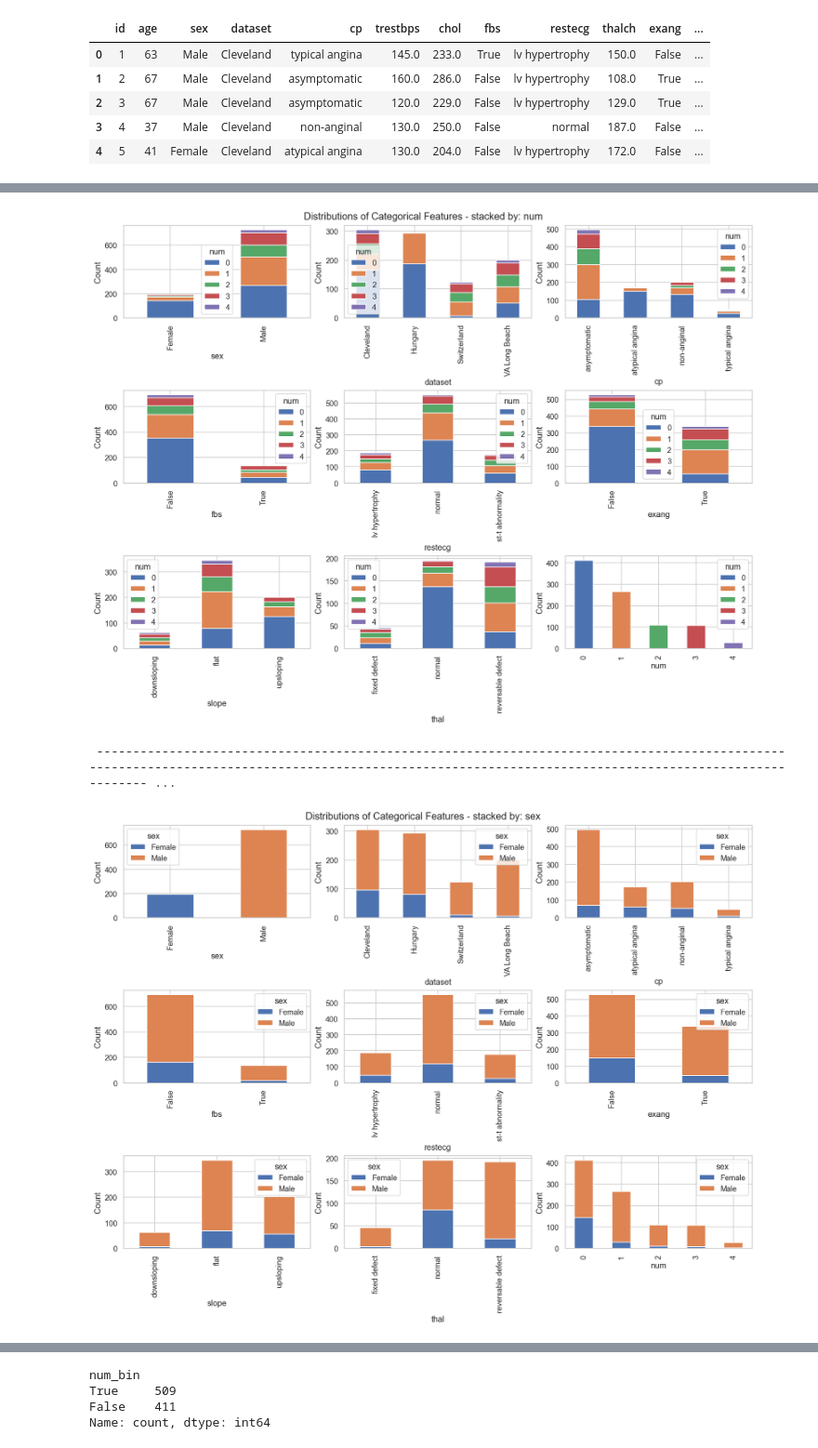
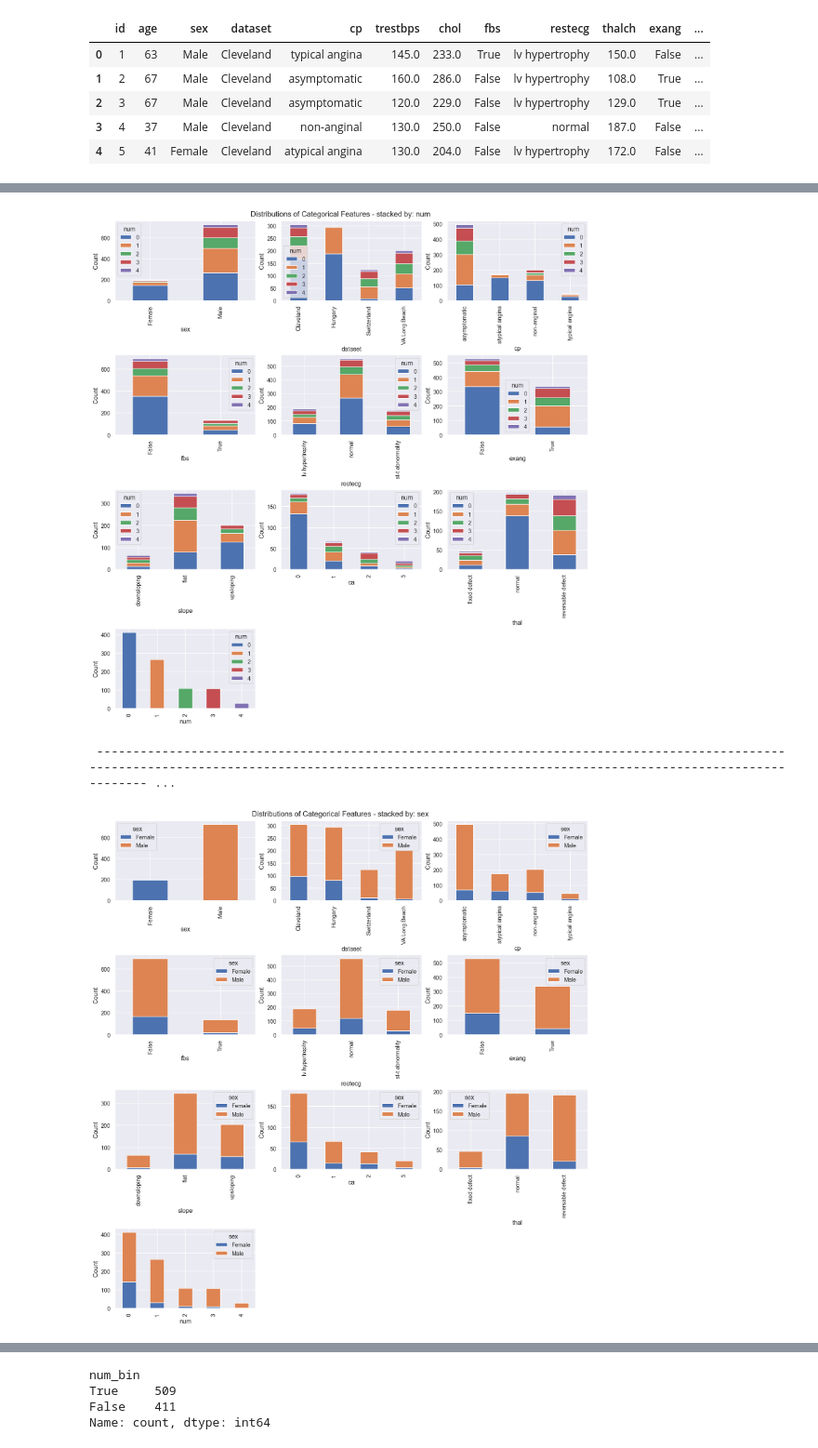
Before and after one commit to sean-coffey/ml-course-work, a Jupyter notebook: Heart_Disease_v2.ipynb, the cells around one changed output, grey strips where cells are left out. Shown at 93% size. Cells and saved outputs as stored; diff of their text form; code cells hidden in the pictures.

```diff
--- a/Heart_Disease_v2.ipynb
+++ b/Heart_Disease_v2.ipynb
@@ -174,12 +203,33 @@ None
 # %%
+# From EDA work, there are several columns that should be converted to categorical data_types
+ca_dtype = pd.CategoricalDtype(categories=[0,1,2,3], ordered=True)
+num_dtype = pd.CategoricalDtype(categories=[0,1,2,3,4], ordered=True)
+heart_data['ca'] = heart_data['ca'].astype(ca_dtype)
+heart_data['num'] = heart_data['num'].astype(num_dtype)
+
+cat_cols = heart_data.select_dtypes(include=["object", "category", "boolean", "bool"]).columns.tolist()
+heart_data[cat_cols] = heart_data[cat_cols].apply(lambda s: s.astype("category"))
+
+num_cols = heart_data.select_dtypes(include=["int", "float"]).columns.tolist()
+other_cols = [c for c in heart_data.columns if c not in num_cols + cat_cols]
+assert other_cols == [], "still have other columns to include." #check not missing anything
+
 # Check data for categorical columns
-catgoricals = ['sex','dataset','cp','fbs','restecg','exang','slope','thal','num']
-for col in catgoricals:
-    print(f'{col}: {heart_data[col].unique()}')
-#heart_data[catgoricals] = heart_data[catgoricals].astype('category')
-print(f"\nFor {heart_data.shape[0]} rows we have {heart_data['id'].nunique()} patient IDs.\n") # check num rows = num patients
+print("\nFor the following categorical columns:")
+for col in cat_cols:
+    print(f"{col}: {heart_data[col].unique()}")
 
-target_col = "num"  # adjust to your dataset
+# Check data for numerical columns
+num_cols.remove('id') # this is just an identifier that we will anyway drop before modelling
+print("\nFor the following numerical columns:")
+for col in num_cols:
+    print(f'{col}: range: {heart_data[col].min()} to {heart_data[col].max()}')
+
+# check num rows = num patients, i.e. no duplicate IDs
+print(f"\nFor {heart_data.shape[0]} rows we have {heart_data['id'].nunique()} patient IDs.\n")
+
+# Inspect class ratios
+target_col = "num"
 ratios_pct_str = (heart_data[target_col].value_counts(normalize=True).mul(100).round(1).astype(str) + "%")
 print(f'The class ratios given target variable {ratios_pct_str}')
 # %% [output]
@@ -205,41 +263,37 @@ Name: proportion, dtype: object
 # %%
-# Explore categoricals
-n = len(catgoricals)
+n = len(cat_cols)
 n_cols = 3
 n_rows = math.ceil(n / n_cols)
-
-def section_split(width=200, char="-"):
-    print("\n", char * width, "\n")
 
 def stacked_count_plot(stack):
     fig, axes = plt.subplots(n_rows, n_cols, figsize=(n_cols * 4.5, n_rows * 3.5), constrained_layout=True)
     axes = np.array(axes).reshape(-1)  # flatten in case of single row/col
 
-    for i, col in enumerate(catgoricals):
+    for i, col in enumerate(cat_cols):
         ax = axes[i]
         pd.crosstab(heart_data[col], heart_data[stack]).plot(kind="bar", stacked=True, ax=ax)
         ax.set_xlabel(col)
         ax.set_ylabel("Count")
 
     for j in range(i + 1, len(axes)):
         axes[j].set_visible(False)
 
     fig.suptitle("Distributions of Categorical Features - stacked by: " + stack)
     plt.show()
 
 # Stacking by target variable - a visual indication of which categorical features are most important
 stacked_count_plot("num")
 section_split()
 
 # Stacking by sex - is the data very different for male/female?
 stacked_count_plot('sex')
 section_split()
 
 # Stacking by dataset - is the data different for different locations?
 stacked_count_plot('dataset')
 section_split()
 # %% [output]
-[figure, old version]
+[figure, new version]
  ------------------------------------------------------------------------------------------------------------------------------------------------------------------------------------------------------- ...
-[figure, old version]
+[figure, new version]
  ------------------------------------------------------------------------------------------------------------------------------------------------------------------------------------------------------- ...
```
Also changed, not shown: parts of 28 cells of this notebook.
